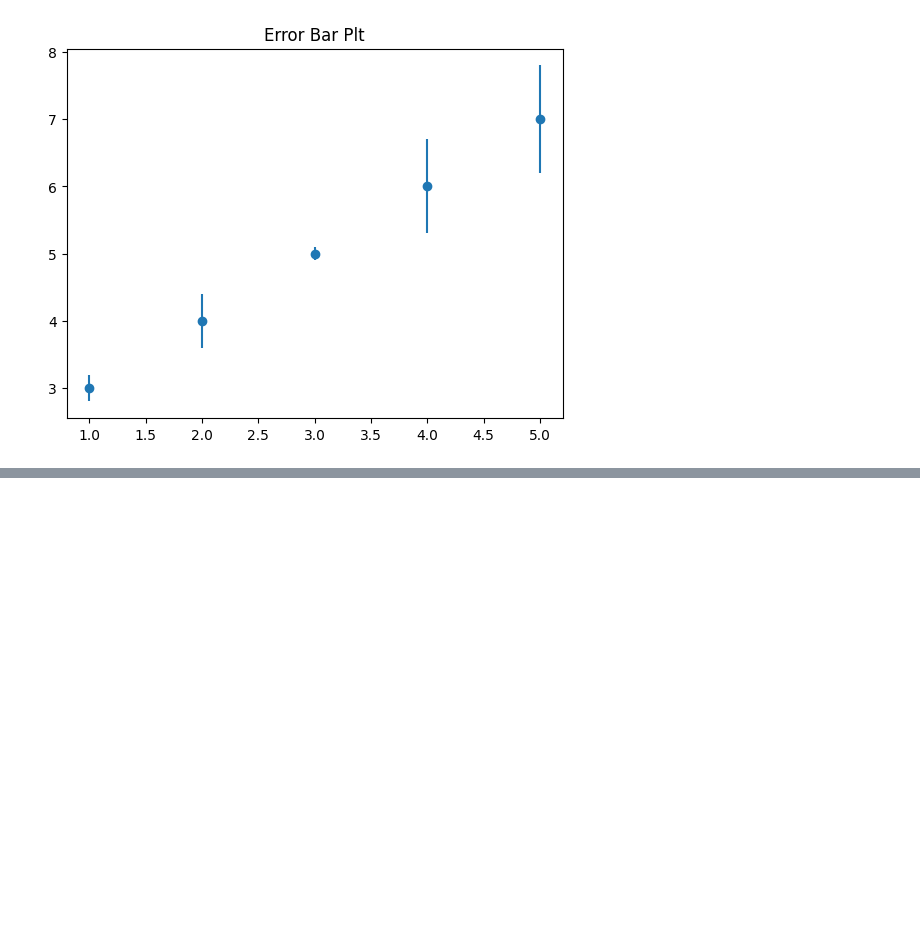
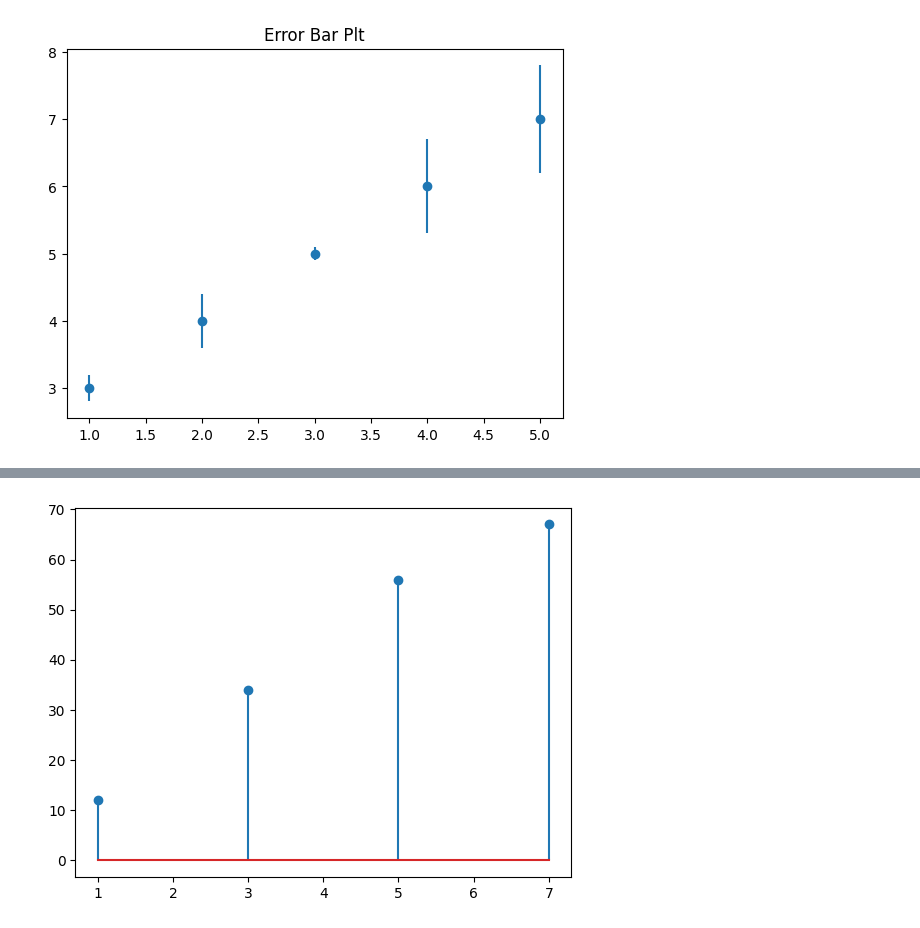
Before and after one commit to MuhammadjonArabov/Python-For-Data-Analytics, a Jupyter notebook: Visualization.ipynb, the cells around one changed output, grey strips where cells are left out. Saved outputs shown, nothing was run; the diff lists cells and outputs as text; code cells hidden in the pictures; blank space fills up the shorter version.

```diff
--- a/Visualization.ipynb
+++ b/Visualization.ipynb
@@ -233,0 +254,7 @@ plt.show()
+# %%
+x = [1, 3, 5, 7]
+y = [12, 34, 56, 67]
+plt.stem(x, y)
+plt.show()
+# %% [output]
+[figure, added]
```
Also changed, not shown: parts of 4 cells of this notebook.
